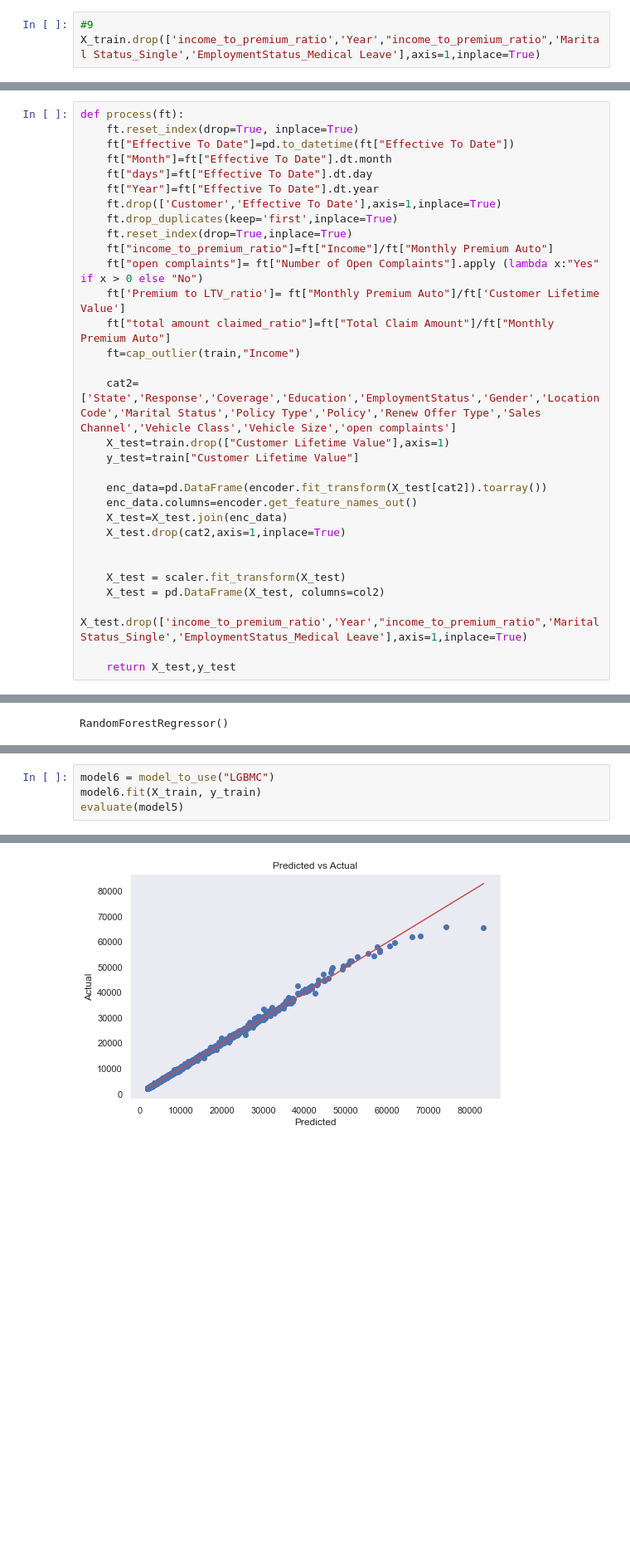
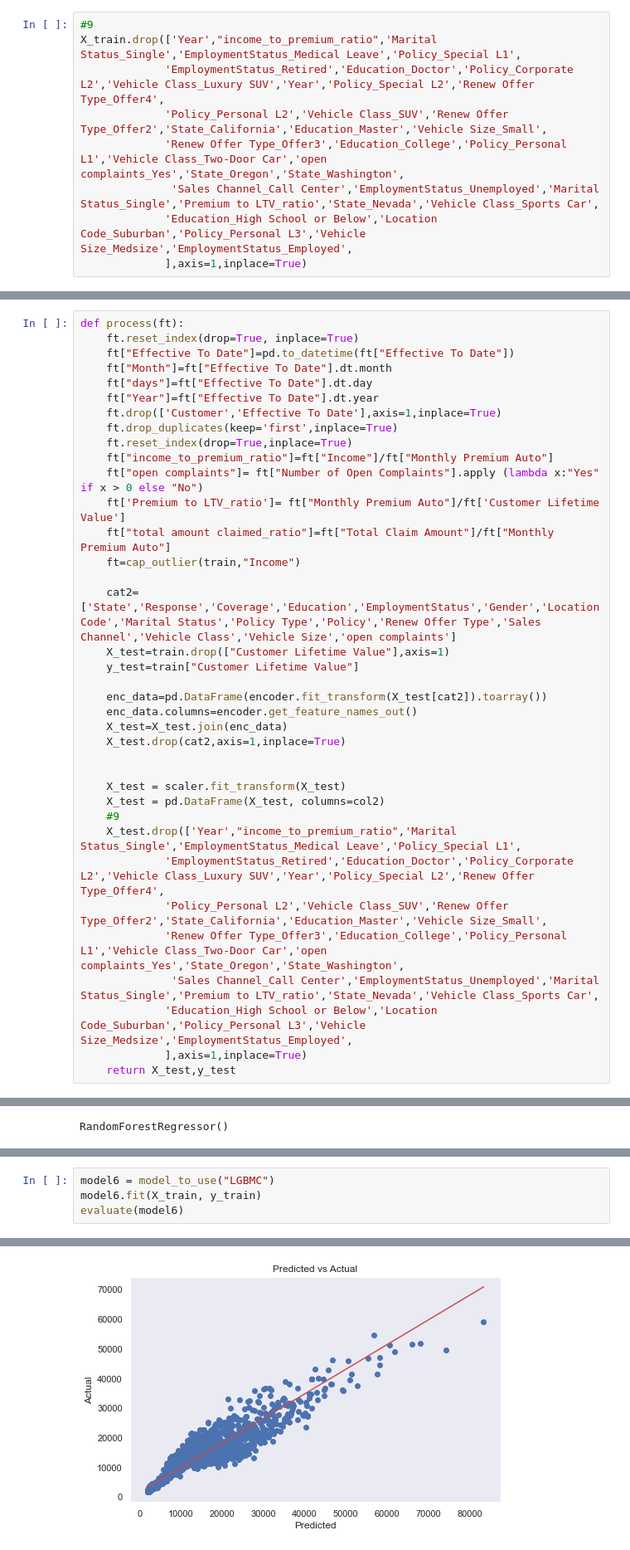
Before and after one commit to mzytobi/CLTV, a Jupyter notebook: Customer Life time value.ipynb, the cells around one changed output, grey strips where cells are left out. Shown at 83% size. Cells and saved outputs as stored; diff of their text form; blank space fills up the shorter version.

```diff
--- a/Customer Life time value.ipynb
+++ b/Customer Life time value.ipynb
@@ -697,6 +698,12 @@ plt.show()
 # %%
 #9
-X_train.drop(['income_to_premium_ratio','Year',"income_to_premium_ratio",'Marital Status_Single','EmploymentStatus_Medical Leave'],axis=1,inplace=True)
+X_train.drop(['Year',"income_to_premium_ratio",'Marital Status_Single','EmploymentStatus_Medical Leave','Policy_Special L1',
+             'EmploymentStatus_Retired','Education_Doctor','Policy_Corporate L2','Vehicle Class_Luxury SUV','Year','Policy_Special L2','Renew Offer Type_Offer4',
+             'Policy_Personal L2','Vehicle Class_SUV','Renew Offer Type_Offer2','State_California','Education_Master','Vehicle Size_Small',
+             'Renew Offer Type_Offer3','Education_College','Policy_Personal L1','Vehicle Class_Two-Door Car','open complaints_Yes','State_Oregon','State_Washington',
+              'Sales Channel_Call Center','EmploymentStatus_Unemployed','Marital Status_Single','Premium to LTV_ratio','State_Nevada','Vehicle Class_Sports Car',
+             'Education_High School or Below','Location Code_Suburban','Policy_Personal L3','Vehicle Size_Medsize','EmploymentStatus_Employed',
+             ],axis=1,inplace=True)
 # %%
 X_train.head()
 # %% [output]
@@ -734,8 +745,14 @@ def process(ft):
 
     X_test = scaler.fit_transform(X_test)
     X_test = pd.DataFrame(X_test, columns=col2)
-    X_test.drop(['income_to_premium_ratio','Year',"income_to_premium_ratio",'Marital Status_Single','EmploymentStatus_Medical Leave'],axis=1,inplace=True)
-
+    #9
+    X_test.drop(['Year',"income_to_premium_ratio",'Marital Status_Single','EmploymentStatus_Medical Leave','Policy_Special L1',
+             'EmploymentStatus_Retired','Education_Doctor','Policy_Corporate L2','Vehicle Class_Luxury SUV','Year','Policy_Special L2','Renew Offer Type_Offer4',
+             'Policy_Personal L2','Vehicle Class_SUV','Renew Offer Type_Offer2','State_California','Education_Master','Vehicle Size_Small',
+             'Renew Offer Type_Offer3','Education_College','Policy_Personal L1','Vehicle Class_Two-Door Car','open complaints_Yes','State_Oregon','State_Washington',
+              'Sales Channel_Call Center','EmploymentStatus_Unemployed','Marital Status_Single','Premium to LTV_ratio','State_Nevada','Vehicle Class_Sports Car',
+             'Education_High School or Below','Location Code_Suburban','Policy_Personal L3','Vehicle Size_Medsize','EmploymentStatus_Employed',
+             ],axis=1,inplace=True)
     return X_test,y_test
 # %%
 X_test,y_test = process(test)
@@ -831,5 +848,5 @@ test_mse1:  2387.6355822854835
 # %%
 model6 = model_to_use("LGBMC")
 model6.fit(X_train, y_train)
-evaluate(model5)
+evaluate(model6)
 # %% [output]
@@ -840 +857 @@ test_mse1:  106312.89144104633
-[figure, old version]
+[figure, new version]
```
Also changed, not shown: parts of 14 cells of this notebook.
